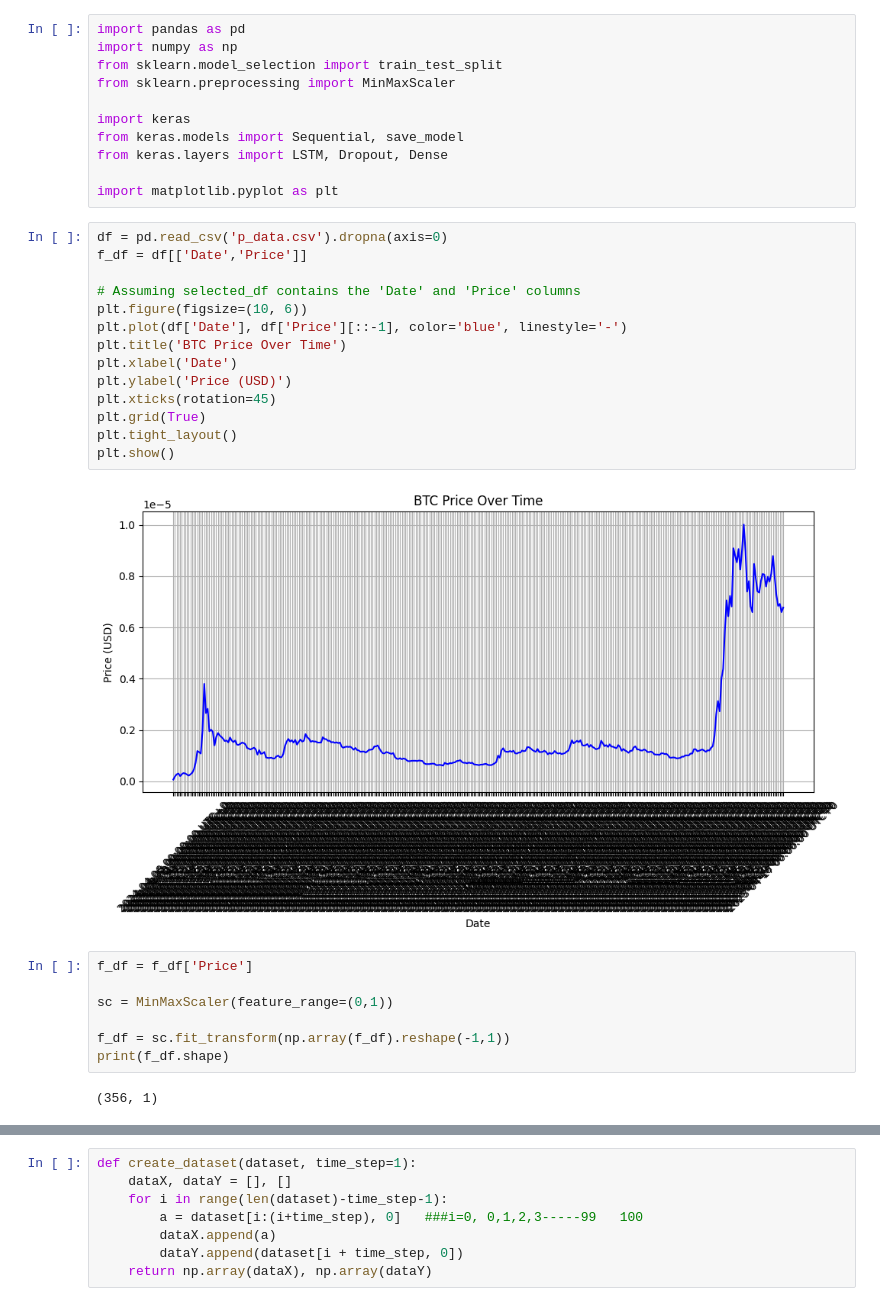
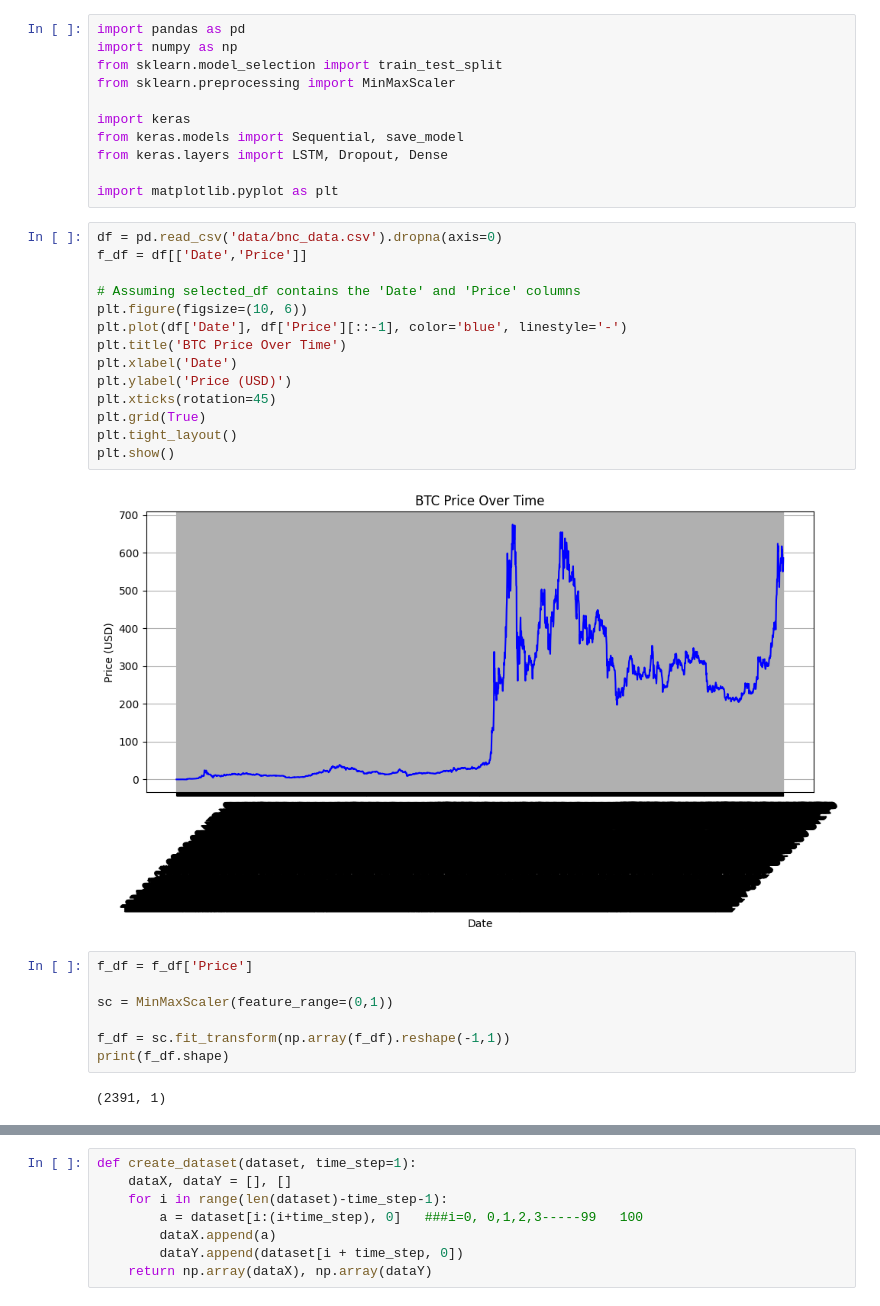
Before and after one commit to Shivansh-Potdar/SomuCrypto, a Jupyter notebook: fuckme.ipynb, the cells around one changed output, grey strips where cells are left out. Cells and saved outputs as stored; diff of their text form.

```diff
--- a/fuckme.ipynb
+++ b/fuckme.ipynb
@@ -10,21 +10,21 @@ from keras.layers import LSTM, Dropout, Dense
 
 import matplotlib.pyplot as plt
 # %%
-df = pd.read_csv('p_data.csv').dropna(axis=0)
+df = pd.read_csv('data/bnc_data.csv').dropna(axis=0)
 f_df = df[['Date','Price']]
 
 # Assuming selected_df contains the 'Date' and 'Price' columns
 plt.figure(figsize=(10, 6))
 plt.plot(df['Date'], df['Price'][::-1], color='blue', linestyle='-')
 plt.title('BTC Price Over Time')
 plt.xlabel('Date')
 plt.ylabel('Price (USD)')
 plt.xticks(rotation=45)
 plt.grid(True)
 plt.tight_layout()
 plt.show()
 # %% [output]
-[figure, old version]
+[figure, new version]
 # %%
 f_df = f_df['Price']
 
@@ -33,7 +33,7 @@ sc = MinMaxScaler(feature_range=(0,1))
 f_df = sc.fit_transform(np.array(f_df).reshape(-1,1))
 print(f_df.shape)
 # %% [output]
-(356, 1)
+(2391, 1)
 # %%
 training_size=int(len(f_df)*0.60)
 test_size=len(f_df)-training_size
```
Also changed, not shown: parts of 12 cells of this notebook, 21 other files.
